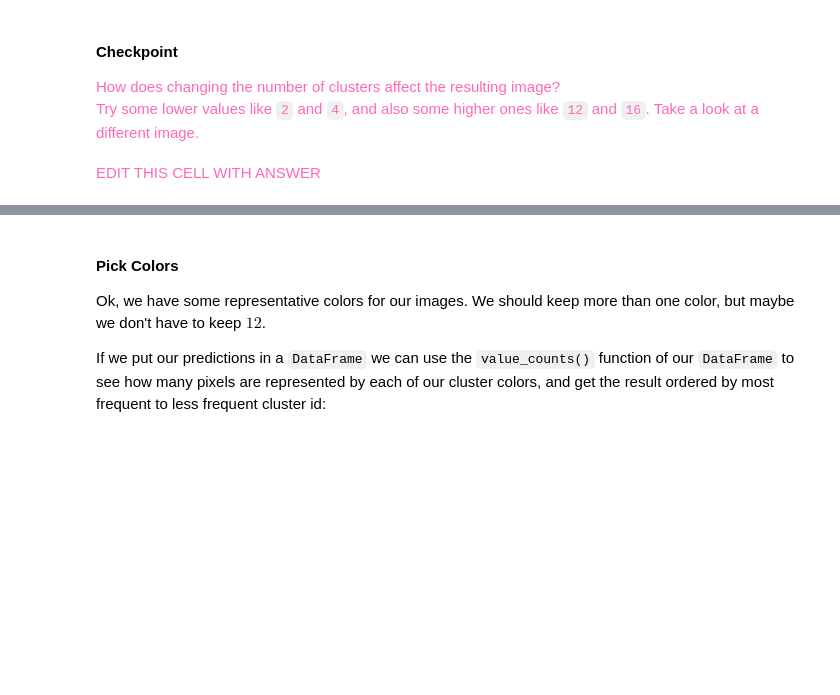
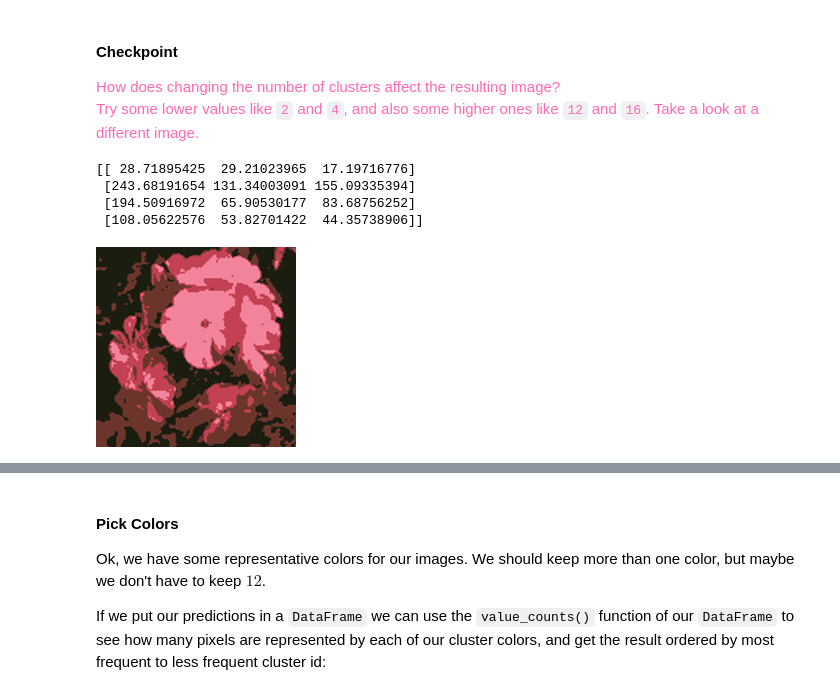
Before and after one commit to AI-and-Machine-Learning-Fall-2026/Homework09, a Jupyter notebook: Homework09.ipynb, the cells around one changed output, grey strips where cells are left out. Cells and saved outputs as stored; diff of their text form; code cells hidden in the pictures; blank space fills up the shorter version.

```diff
--- a/Homework09.ipynb
+++ b/Homework09.ipynb
@@ -405,5 +405,26 @@ display(make_image(pxs_post, width=pimg.size[0]))
 <span style="color:hotpink;">
 How does changing the number of clusters affect the resulting image?<br>Try some lower values like <code>2</code> and <code>4</code>, and also some higher ones like <code>12</code> and <code>16</code>. Take a look at a different image.
 </span>
-# %% [markdown]
-<span style="color:hotpink;">EDIT THIS CELL WITH ANSWER</span>
+# %%
+# My Note: To make a comparison with 8 clusters, let's try 4 clusters.
+color_model = KMeans(n_clusters = 4)
+px_clusters = color_model.fit_predict(pxs_df)
+print(color_model.cluster_centers_)
+
+# TODO: create empty pixel array
+pxs_post = []
+
+# TODO: iterate through resulting list of cluster ids
+for cluster_id in px_clusters:
+    # TODO: append corresponding color value to pixel array
+    cluster_color = color_model.cluster_centers_[cluster_id]
+    pxs_post.append([int(cluster_color[0]), int(cluster_color[1]), int(cluster_color[2])])
+
+# Display the reconstructed image in larger size.
+display(make_image(pxs_post, width = pimg.size[0]).resize((200, 200)))
+# %% [output]
+[[ 28.71895425  29.21023965  17.19716776]
+ [243.68191654 131.34003091 155.09335394]
+ [194.50916972  65.90530177  83.68756252]
+ [108.05622576  53.82701422  44.35738906]]
+[figure, added]
```
Also changed, not shown: parts of 2 cells of this notebook.
